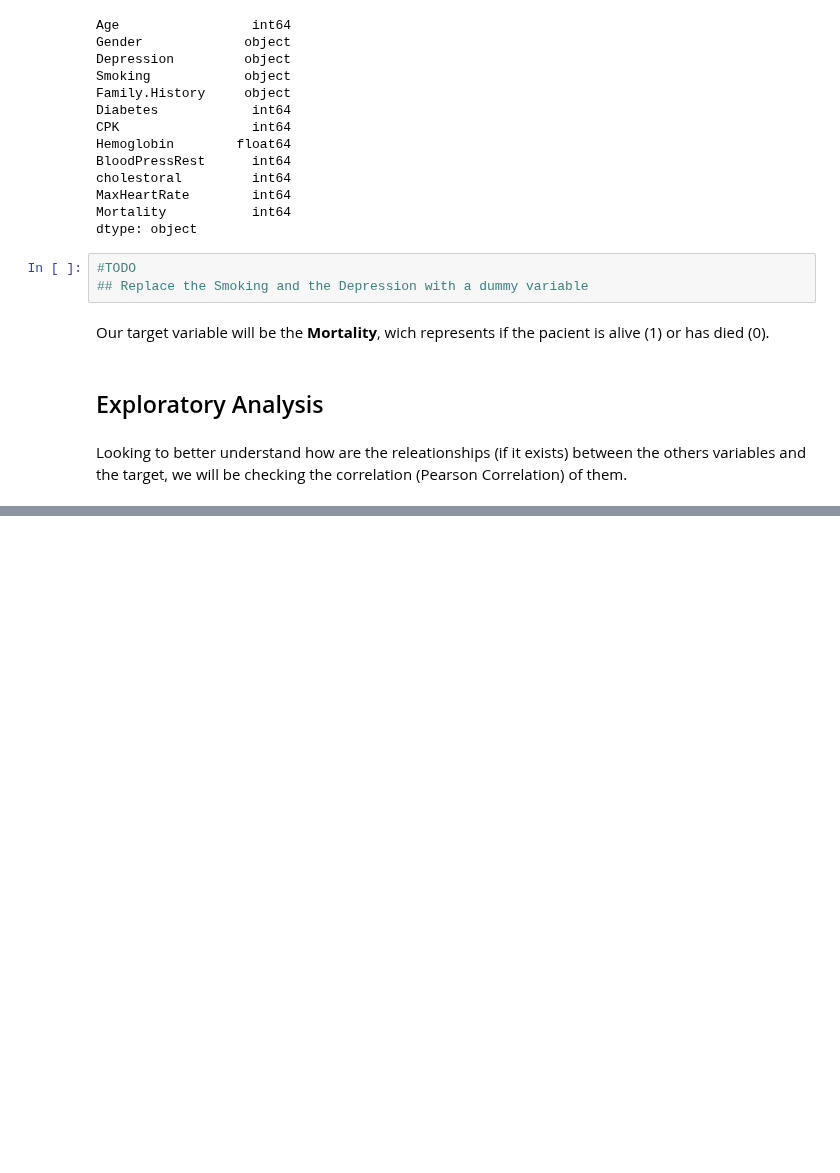
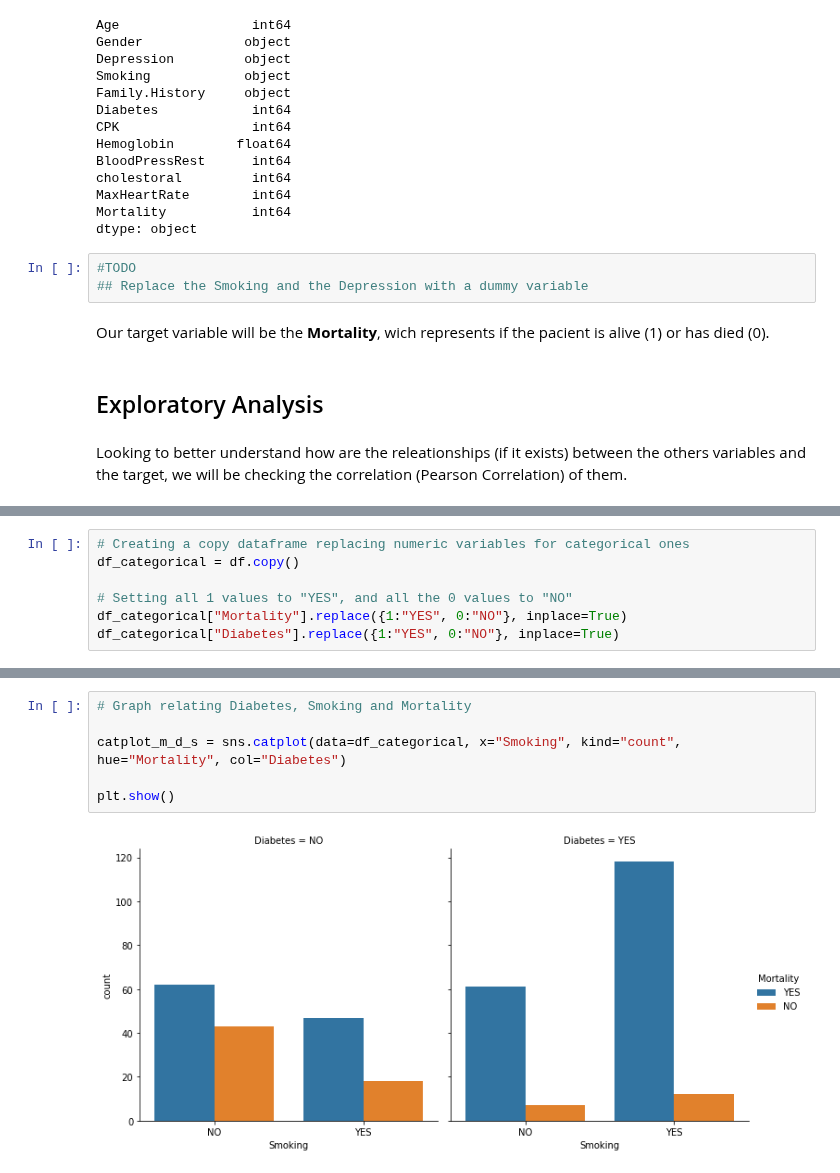
Before and after one commit to RenanGroot/Analise-Exploratoria-ENEM2019, a Jupyter notebook: Heart-Failure-Prediction.ipynb, the cells around one changed output, grey strips where cells are left out. Drawn from its saved outputs; the diff is of its cells as text; blank space fills up the shorter version.

```diff
--- a/Heart-Failure-Prediction.ipynb
+++ b/Heart-Failure-Prediction.ipynb
@@ -157,3 +173,10 @@ Looking to better understand how are the releationships (if it exists) between t
+# %%
+# Creating a copy dataframe replacing numeric variables for categorical ones
+df_categorical = df.copy()
+
+# Setting all 1 values to "YES", and all the 0 values to "NO"
+df_categorical["Mortality"].replace({1:"YES", 0:"NO"}, inplace=True)
+df_categorical["Diabetes"].replace({1:"YES", 0:"NO"}, inplace=True)
 # %%
 # Graph for the Pearson Correlation between "Mortality" and the others variables
 
@@ -170,0 +194,8 @@ plt.show()
+# %%
+# Graph relating Diabetes, Smoking and Mortality
+
+catplot_m_d_s = sns.catplot(data=df_categorical, x="Smoking", kind="count", hue="Mortality", col="Diabetes")
+
+plt.show()
+# %% [output]
+[figure, added]
```
Also changed, not shown: parts of 6 cells of this notebook.
